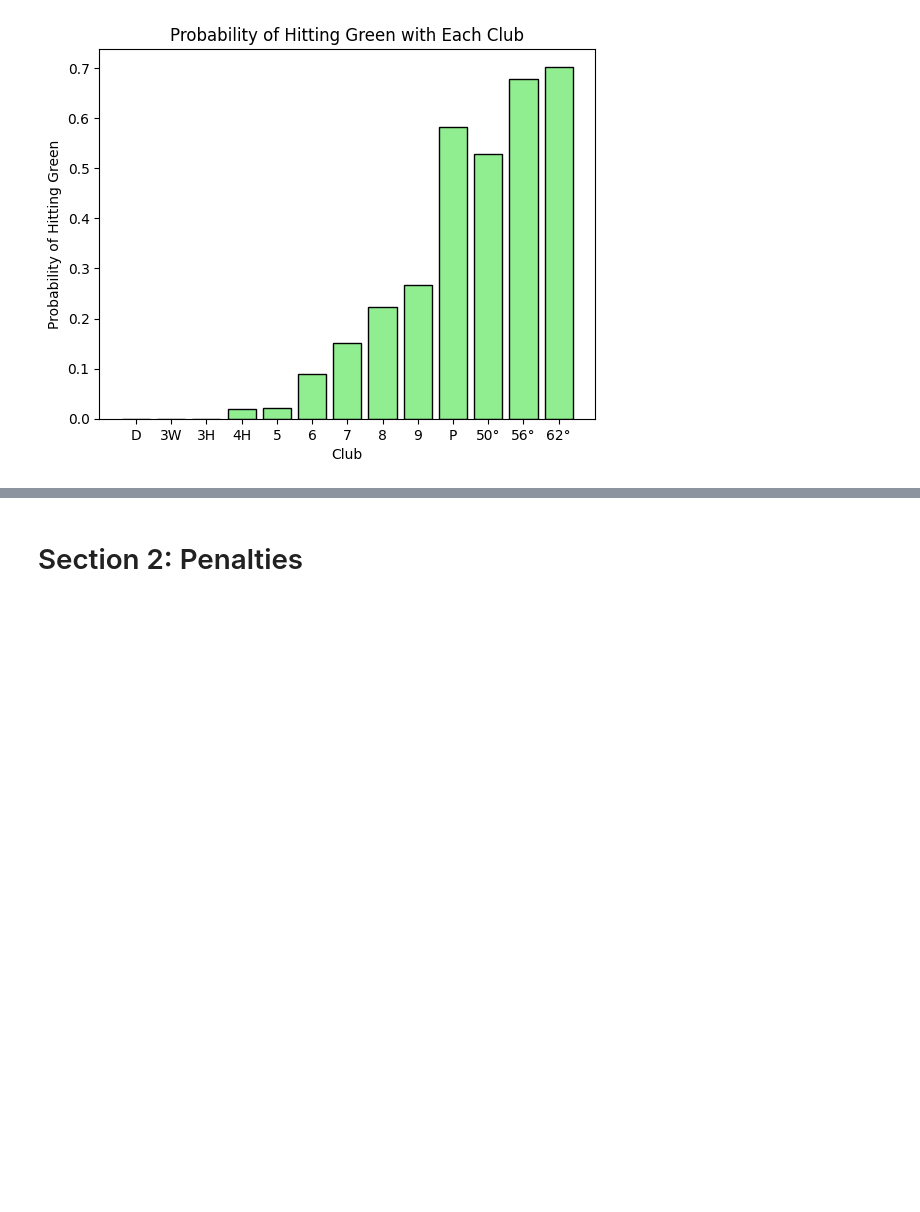
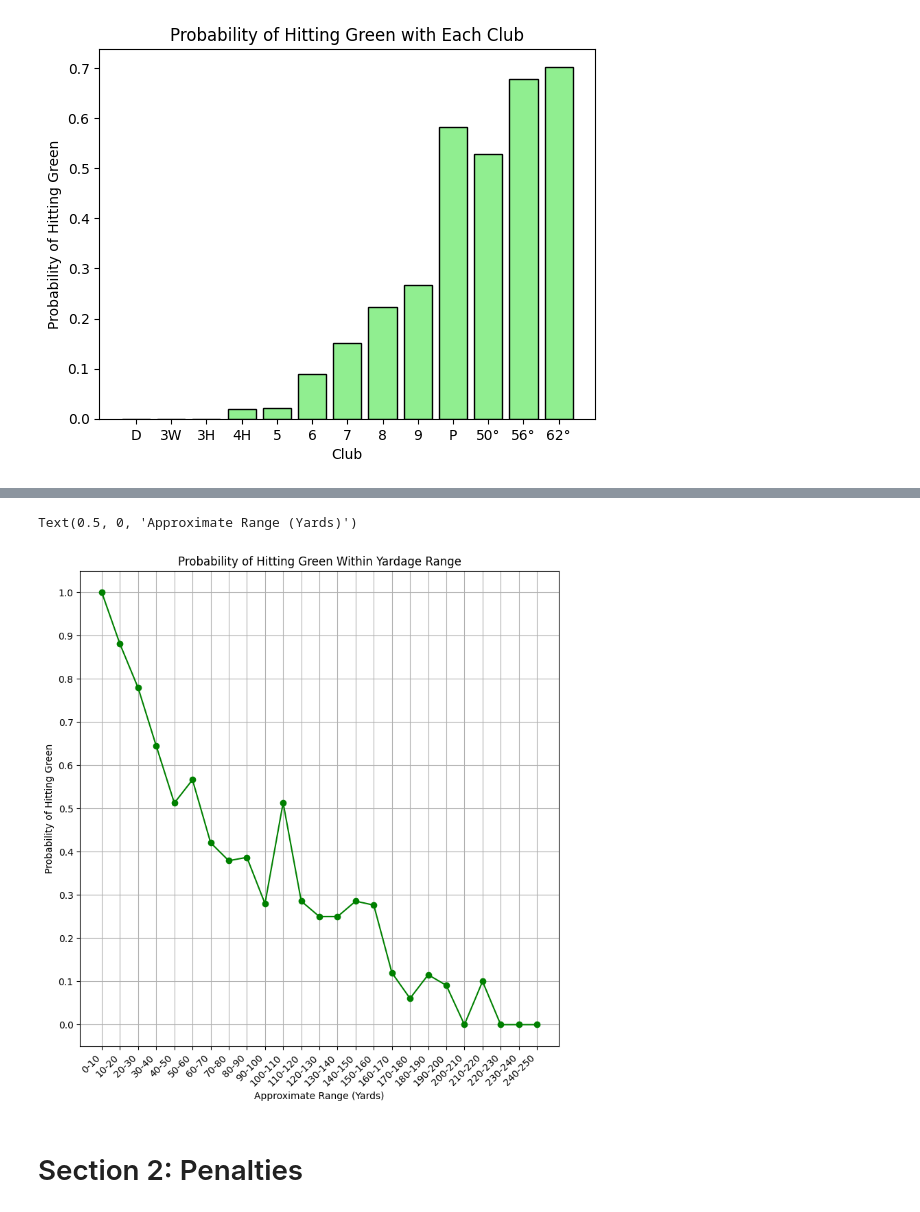
Before and after one commit to evklein/forehead-data-pipelines, a Jupyter notebook: 2024/2024.ipynb, the cells around one changed output, grey strips where cells are left out. Drawn from its saved outputs; the diff is of its cells as text; code cells hidden in the pictures; blank space fills up the shorter version.

```diff
--- a/2024/2024.ipynb
+++ b/2024/2024.ipynb
@@ -302,0 +302,20 @@ It's important to be careful with analyzing this metric - it might be tempting t
+# %%
+connection = sqlite3.connect('../data/10-28.sqlite3')
+holes = pd.read_sql_query('SELECT * FROM course_hole', connection)
+connection.close()
+
+strokes_with_green_yardages = strokes.copy(deep=True)
+strokes_with_green_yardages = strokes_with_green_yardages.merge(holes, how='inner', left_on='hole_id', right_on='id')
+strokes_with_green_yardages['center_green_point'] = strokes_with_green_yardages['center_green_point'].astype('str').apply(parse_coordinates_with_parentheses)
+
+def distance_to_green(row):
+    if row['start_coordinate'] is None or row['center_green_point'] is None:
+        return 0
+
+    return get_distance_between_points_yards(
+        row['start_coordinate'][0], row['start_coordinate'][1],
+        row['center_green_point'][0], row['center_green_point'][1]
+    )
+strokes_with_green_yardages['dist_to_green'] = strokes_with_green_yardages.apply(distance_to_green, axis=1)
+
+strokes_with_green_yardages.head()
@@ -303,3 +329,28 @@ It's important to be careful with analyzing this metric - it might be tempting t
+# %%
+probs = []
+labels = []
+for y in range(25):
+    lower = y * 10
+    upper = (y + 1) * 10
+    all_strokes_within_range = strokes_with_green_yardages[(strokes_with_green_yardages['dist_to_green'] > lower) & (strokes_with_green_yardages['dist_to_green'] <= upper)]
+    strokes_with_range_hit_green = all_strokes_within_range[all_strokes_within_range['hit_green'] == True]
+    num_strokes_within_range = len(all_strokes_within_range)
+    num_strokes_within_range_hit_green = len(strokes_with_range_hit_green)
+    probs.append(num_strokes_within_range_hit_green / num_strokes_within_range)
+    labels.append(f"{lower}-{upper}")  # Create labels for x-ticks
+fig = plt.figure(figsize=(9, 9))
+ax = fig.add_subplot(1, 1, 1)
+ax.plot(probs, color='green', marker='o')
+ax.grid(True)
+ax.set_yticks(np.arange(0, 1.1, step=0.1))
+ax.set_ylabel('Probability of Hitting Green')
+ax.set_title('Probability of Hitting Green Within Yardage Range')
+ax.set_xticks(range(len(labels)))  # Position ticks at the indices
+ax.set_xticklabels(labels, rotation=45, ha='right')
+ax.set_xlabel('Approximate Range (Yards)')
+# %% [output]
+Text(0.5, 0, 'Approximate Range (Yards)')
+[figure, added]
 # %% [markdown]
 # Section 2: Penalties
 # %%
```
Also changed, not shown: parts of 6 cells of this notebook.
